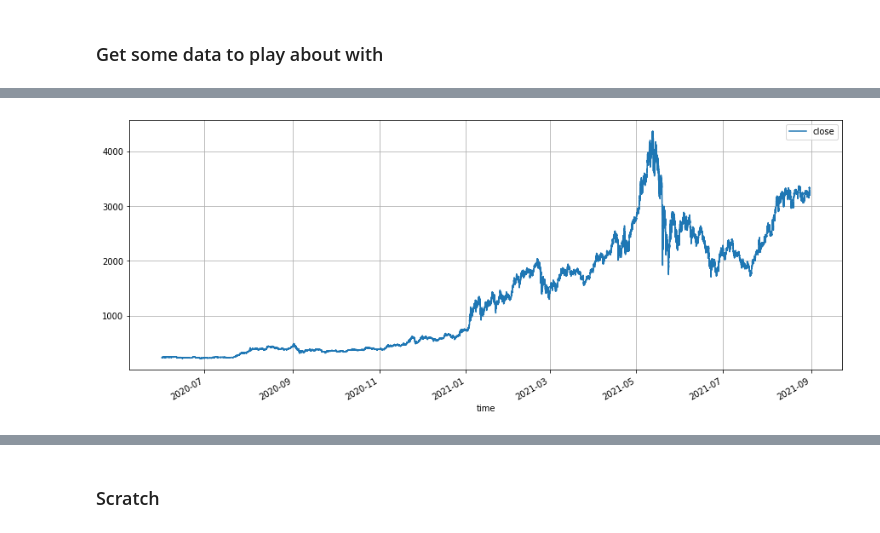
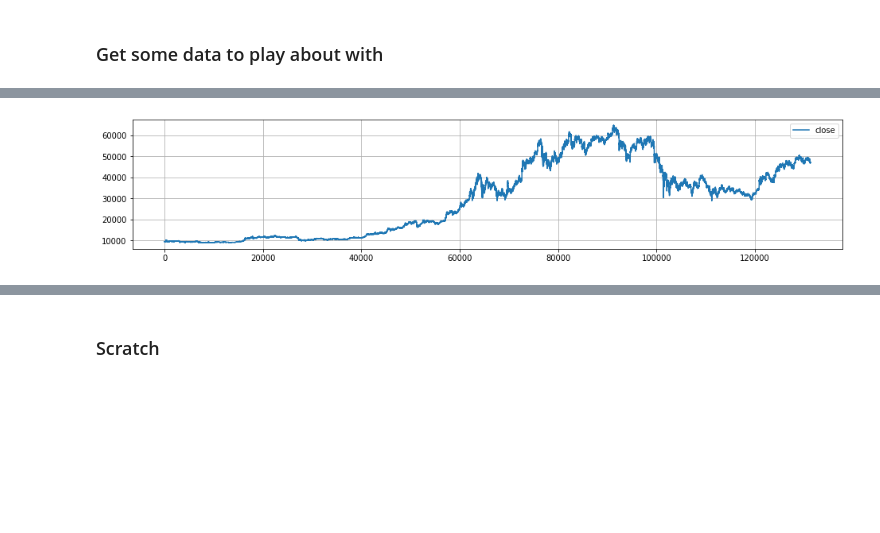
Before and after one commit to karipuf/crypto, a Jupyter notebook: Cryptooo.ipynb, the cells around one changed output, grey strips where cells are left out. Cells and saved outputs as stored; diff of their text form; code cells hidden in the pictures; blank space fills up the shorter version.

```diff
--- a/Cryptooo.ipynb
+++ b/Cryptooo.ipynb
@@ -44,6 +49,32 @@ eth.head(5)
+# %%
+# Generate list of currencies
+pf=Cryptocurrencies(coin_search="USD").find_crypto_pairs()
+
+# Loading in data
+if False: # To exclude those that are already done
+
+  # Loading
+  btc = HistoricalData('BTC-USD',300,'2020-06-01-00-00').retrieve_data()
+  eth = HistoricalData('ETH-USD',300,'2020-06-01-00-00').retrieve_data()
+  ltc = HistoricalData('LTC-USD',300,'2020-06-01-00-00').retrieve_data()
+
+  # Writing.
+  btc.to_csv("/content/drive/MyDrive/colab_files/data/btc.csv")
+  eth.to_csv("/content/drive/MyDrive/colab_files/data/eth.csv")
+  ltc.to_csv("/content/drive/MyDrive/colab_files/data/ltc.csv")
+
+else:
+
+  pbtc=pd.read_csv("/content/drive/MyDrive/colab_files/data/btc.csv")
+  peth=pd.read_csv("/content/drive/MyDrive/colab_files/data/eth.csv")
+  pltc=pd.read_csv("/content/drive/MyDrive/colab_files/data/ltc.csv")
+
+  deth=spark.createDataFrame(peth.reset_index())
+  dbtc=spark.createDataFrame(pbtc.reset_index())
+  dltc=spark.createDataFrame(pltc.reset_index())
 # %%
-pl.figure(figsize=(15,6))
-eth.plot(y='close',ax=pl.gca())
+pl.figure(figsize=(16,3))
+pbtc.plot(y='close',ax=pl.gca())
 pl.gca().grid(True)
 # %% [output]
-[figure, old version]
+[figure, new version]
```
Also changed, not shown: parts of 18 cells of this notebook.
